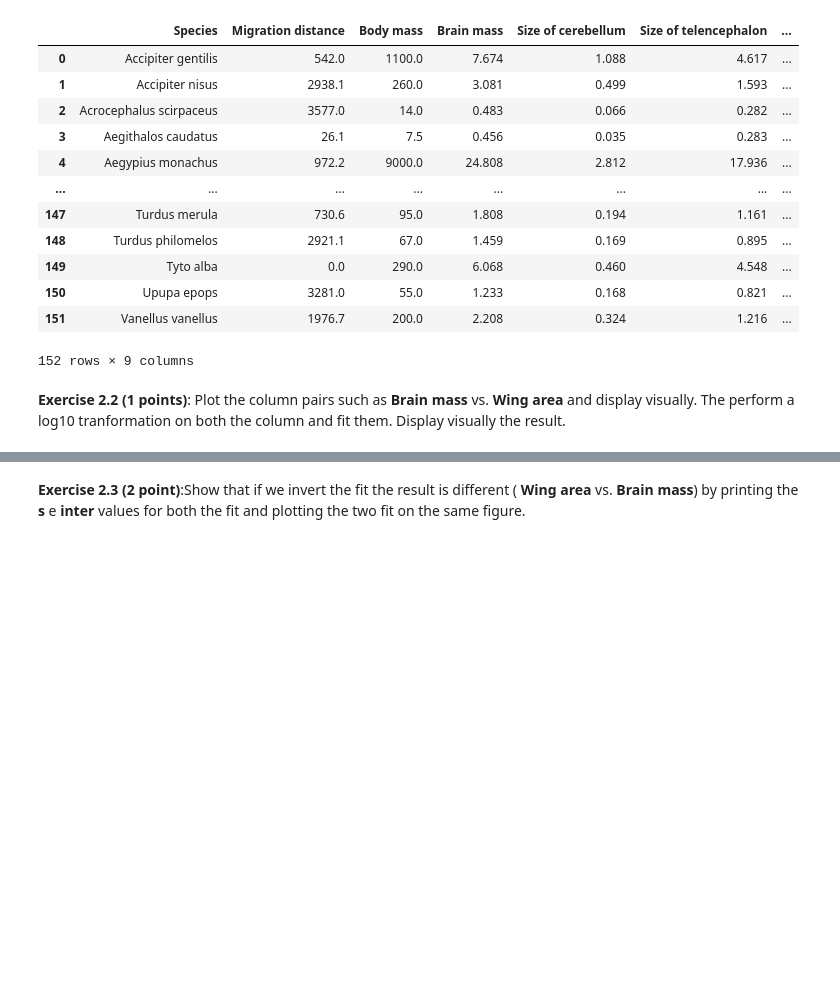
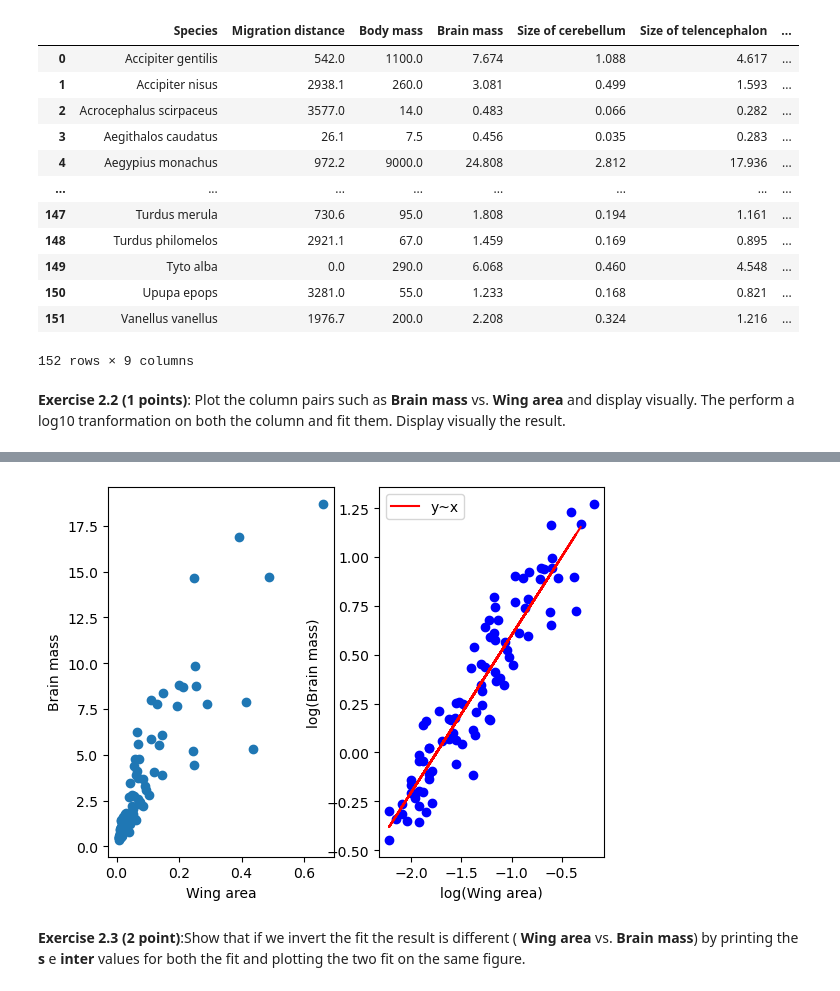
Before and after one commit to segmue/ESC403_assignments, a Jupyter notebook: Week3/Session_03.ipynb, the cells around one changed output, grey strips where cells are left out. Cells and saved outputs as stored; diff of their text form; code cells hidden in the pictures; blank space fills up the shorter version.

```diff
--- a/Week3/Session_03.ipynb
+++ b/Week3/Session_03.ipynb
@@ -215,3 +215,20 @@ df
 152 rows × 9 columns
 # %% [markdown]
 **Exercise 2.2 (1 points)**: Plot the column pairs such as  **Brain mass** vs. **Wing area** and display visually. The perform a log10 tranformation on both the column and fit them. Display visually the result.
+# %%
+##Regression:
+reg = sm.ols(formula='np.log10(Q("Brain mass")) ~ np.log10(Q("Wing area"))', data=df).fit()
+inter, s = reg.params
+
+
+fig, (ax0, ax1) = plt.subplots(1, 2)
+ax0.scatter(np.asarray(df['Wing area']), np.asarray(df['Brain mass']))
+ax0.set_xlabel('Wing area')
+ax0.set_ylabel('Brain mass')
+ax1.plot(np.log10(df['Wing area']), np.log10(df['Brain mass']), 'bo')
+ax1.plot(np.log10(df['Wing area']), inter + s * np.log10(df['Wing area']), color='red',label='y~x')
+ax1.set_xlabel('log(Wing area)')
+ax1.set_ylabel('log(Brain mass)')
+plt.legend()
+plt.show()
+# %% [output]
@@ -218,2 +236,3 @@ df
+[figure, added]
 # %% [markdown]
 **Exercise 2.3 (2 point)**:Show that if we invert the fit the result is different ( **Wing area** vs. **Brain mass**) by printing the **s** e **inter** values for both the fit and plotting the two fit on the same figure.
```
Also changed, not shown: parts of 7 cells of this notebook.
